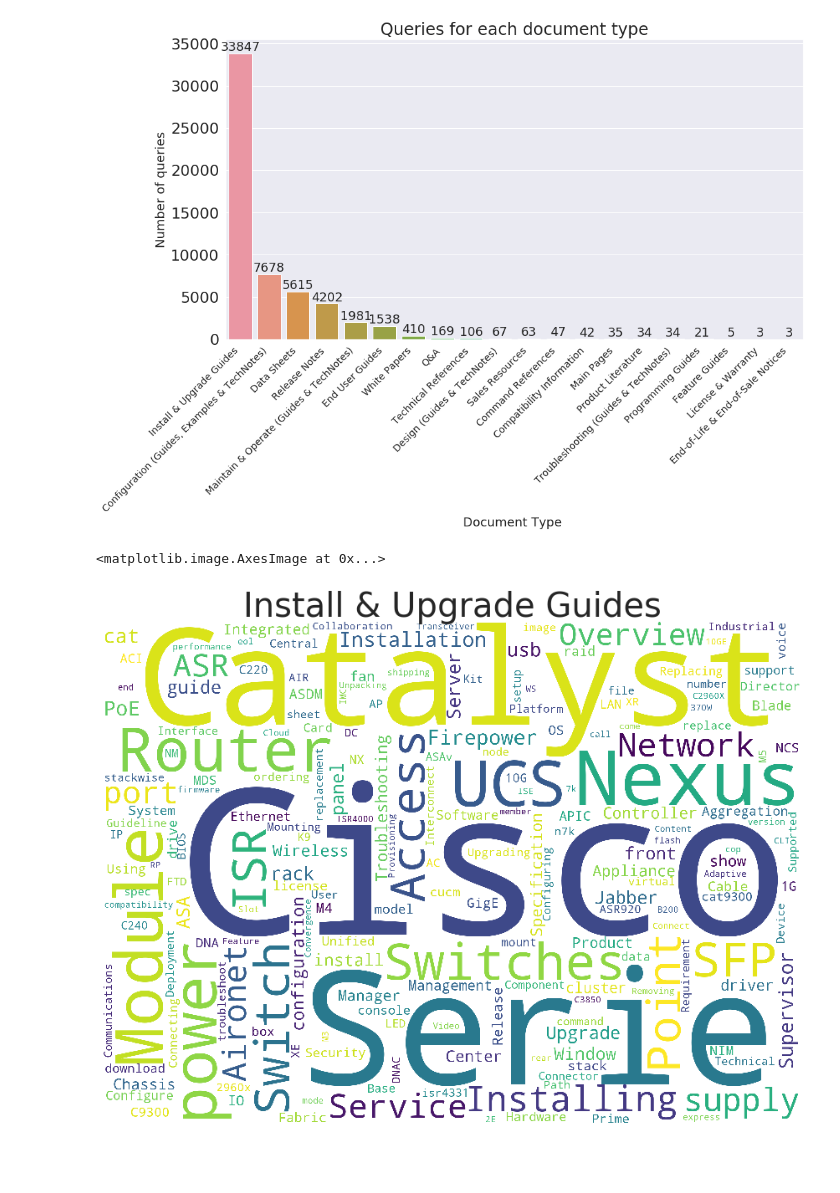
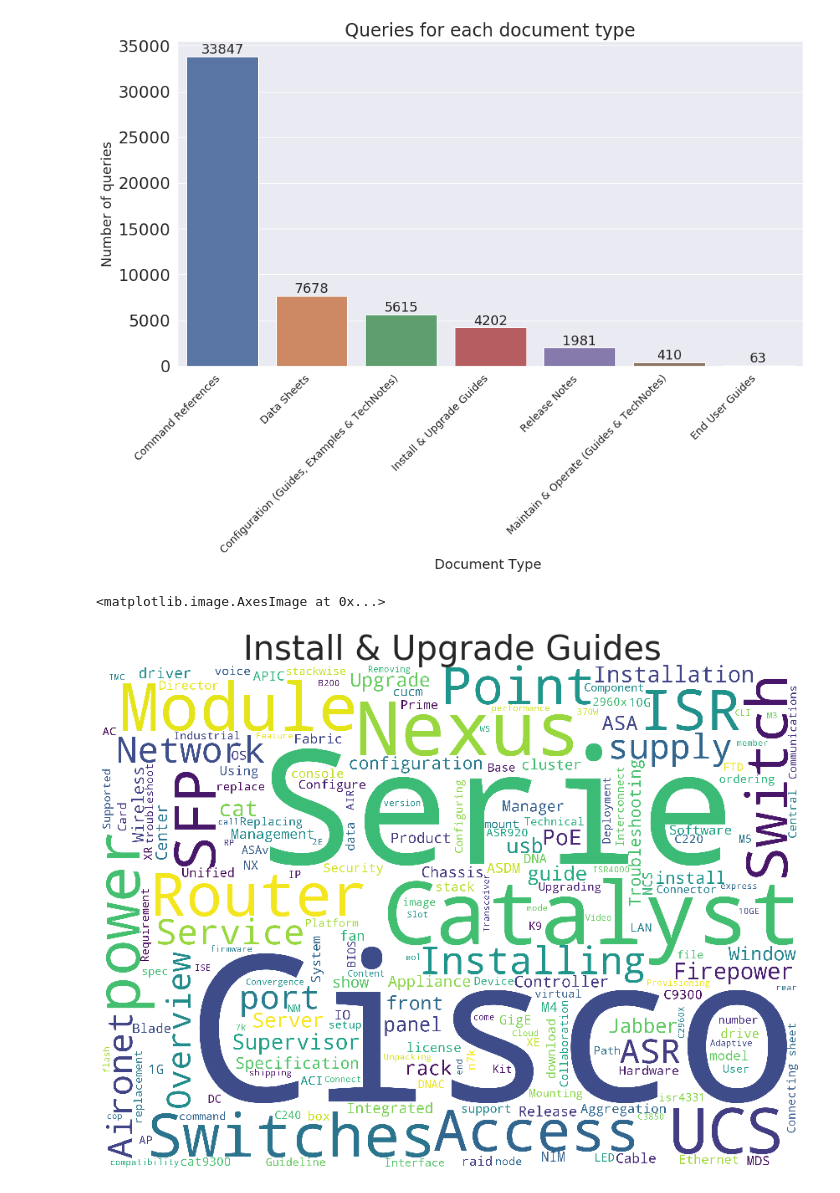
Before and after one commit to ant-louis/netbert, a Jupyter notebook: Code/Training/Classification/EDA.ipynb, the cells around one changed output. Saved outputs shown, nothing was run; the diff lists cells and outputs as text; code cells hidden in the pictures; blank space fills up the shorter version.

```diff
--- a/Code/Training/Classification/EDA.ipynb
+++ b/Code/Training/Classification/EDA.ipynb
@@ -13,15 +13,12 @@ df = pd.read_csv(filepath, delimiter=',', index_col=0)
 
 # Rename columns.
 df.columns = ['Sentence', 'Class']
-
-# Add categories ids column.
-categories = df.Class.unique()  # Get the categories.
-df['Class_id'] = df.apply(lambda row: np.where(categories == row.Class)[0][0], axis=1)
+classes = df.Class.unique()
 
 # Print details.
-print('Number of training sentences: {}\n'.format(df.shape[0]))
-print('Number of doc types: {:,}'.format(len(categories)))
-for i, cat in enumerate(categories):
+print('Number of sentences: {}\n'.format(df.shape[0]))
+print('Number of doc types: {:,}'.format(len(classes)))
+for i, cat in enumerate(classes):
     print("  {} : {}".format(cat, i))
 df.sample(10)
 # %% [output]
@@ -55,0 +53,20 @@ Number of doc types: 20
+# %%
+# Only keep the classes of interest.
+classes = ['Command References',
+           'Data Sheets',
+           'Configuration (Guides, Examples & TechNotes)',
+           'Install & Upgrade Guides',
+           'Release Notes',
+           'Maintain & Operate (Guides & TechNotes)',
+           'End User Guides']
+df = df[df.Class.isin(classes)]
+
+# Add classes ids column.
+df['Class_id'] = df.apply(lambda row: np.where(np.asarray(classes) == row.Class)[0][0], axis=1)
+
+# Print details.
+print('Number of training sentences: {}\n'.format(df.shape[0]))
+print('Number of remaining doc types: {:,}'.format(len(df.Class.unique())))
+for i, cat in enumerate(df.Class.unique()):
+    print("  {} : {}".format(cat, i))
+df.sample(10)
@@ -56,31 +95,31 @@ Number of doc types: 20
 # %%
 # Get the counts of each document type.
 count = df['Class'].value_counts()
 count_values = count.values.tolist()
 
 # Create barplot.
 sns.set(font_scale = 2)
 plt.figure(figsize=(15,8))
-ax = sns.barplot(categories, count_values)
+ax = sns.barplot(classes, count_values)
 
 # Rotate labels on x-axis.
 ax.set_xticklabels(ax.get_xticklabels(), rotation=45, horizontalalignment='right', fontsize=14)
 
 # Set titles of plot and axes.
 plt.title("Queries for each document type", fontsize=24)
 plt.ylabel('Number of queries', fontsize=18)
 plt.xlabel('Document Type ', fontsize=18)
 
 #adding the count labels above rectangles.
 rects = ax.patches
 for rect, label in zip(rects, count_values):
     height = rect.get_height()
     ax.text(rect.get_x() + rect.get_width()/2, height + 5, label, ha='center', va='bottom', fontsize=18)
 
 # Show the plot.
 plt.show()
 # %% [output]
-[figure, old version]
+[figure, new version]
 # %%
 # Get all queries from 'Install & Upgrade Guides'
 subset = df[df.Class=='Install & Upgrade Guides']
@@ -100,6 +139,6 @@ plt.title("Install & Upgrade Guides", fontsize=40)
 plt.imshow(cloud)
 # %% [output]
 <matplotlib.image.AxesImage at 0x...>
-[figure, old version]
+[figure, new version]
 # %%
 # Init figure.
```
Also changed, not shown: parts of 3 cells of this notebook, 8 other files.
